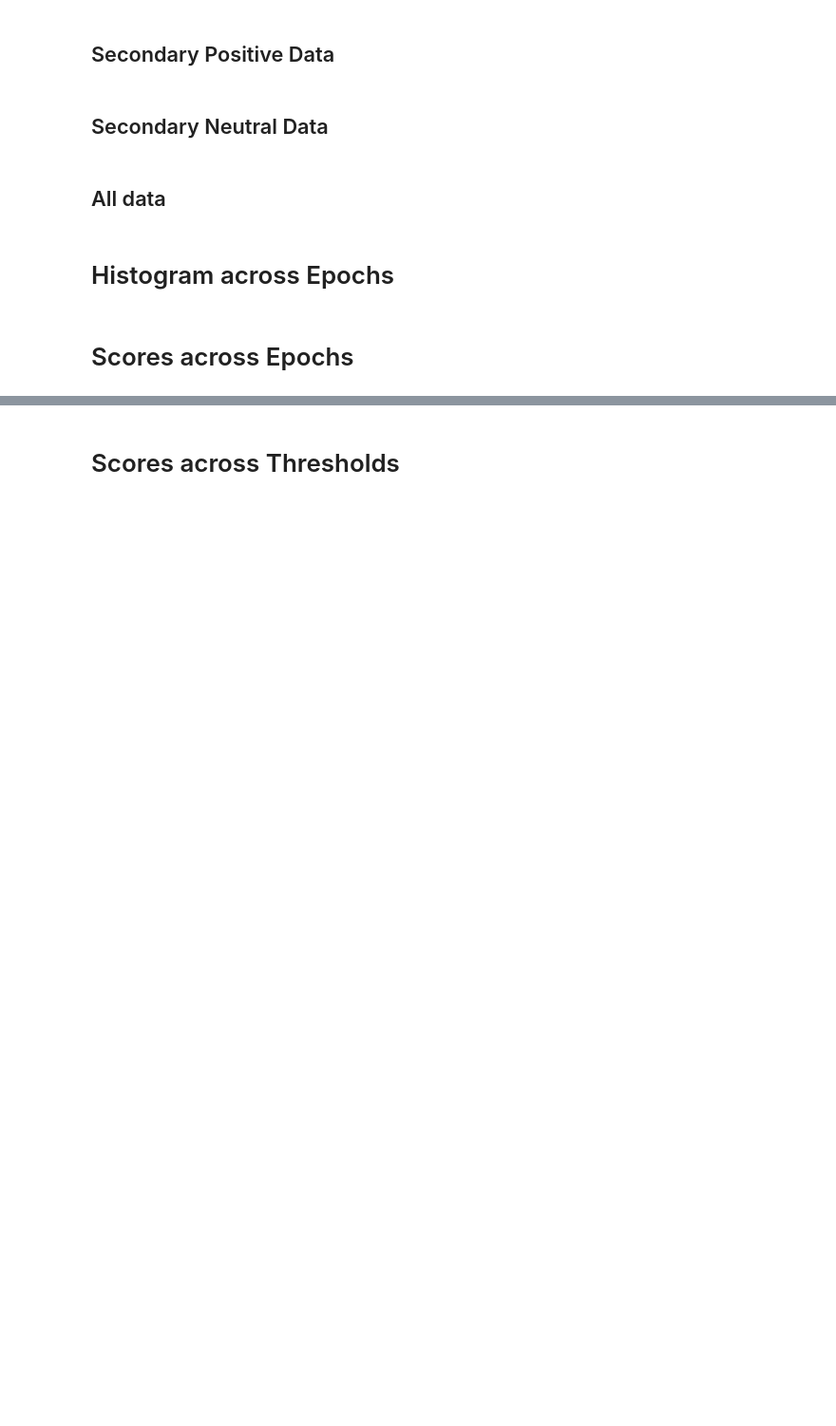
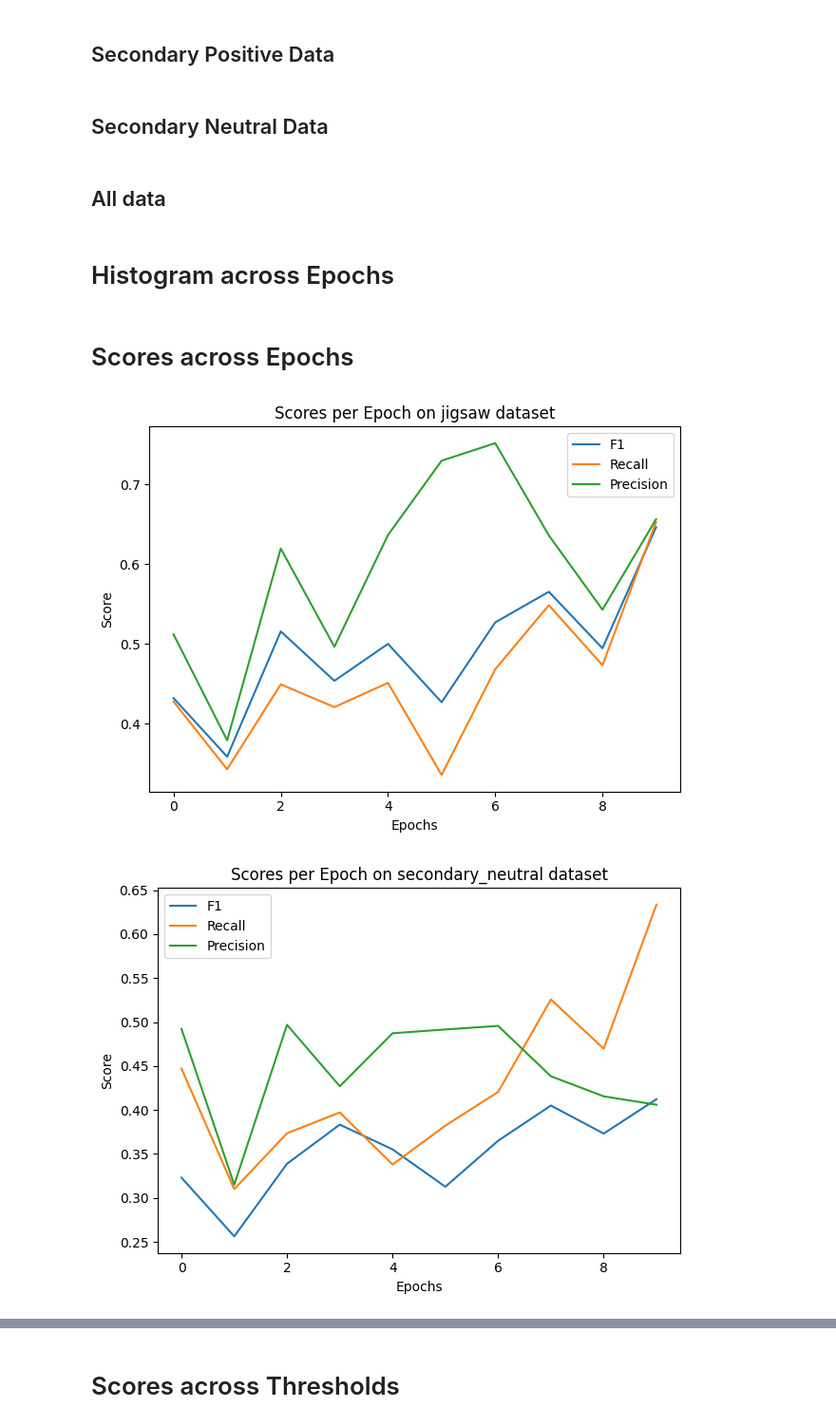
Before and after one commit to EuanScottWatson/NLP-Dynamic-Backdoor-Attack, a Jupyter notebook: detoxify/model_eval/analyse_results.ipynb, the cells around one changed output, grey strips where cells are left out. Shown at 95% size. Drawn from its saved outputs; the diff is of its cells as text; code cells hidden in the pictures; blank space fills up the shorter version.

```diff
--- a/detoxify/model_eval/analyse_results.ipynb
+++ b/detoxify/model_eval/analyse_results.ipynb
@@ -189,12 +195,17 @@ plot_histogram(targets, predictions)
 # %%
 for data_name in data_sets:
     mean_scores = {}
     for epoch, all_data in multi_epoch_data.items():
-        data = all_data[data_name]
-        mean_scores[epoch] = {
+        data = all_data[data_name]['threshold_scores']
+        data = {round(float(k), 2): v for k, v in data.items()}[0.6]
+        # print(data['threshold_scores']['0.5'].keys())
+        mean_scores[int(epoch)] = {
             'f1': data['mean_f1'],
             'recall': data['mean_recall'],
             'precision': data['mean_precision']
         }
 
     plot_score_graph(mean_scores, x_label="Epochs", title=f"Scores per Epoch on {data_name} dataset")
+# %% [output]
+[figure, added]
+[figure, added]
```
Also changed, not shown: parts of 5 cells of this notebook, 29 other files.
